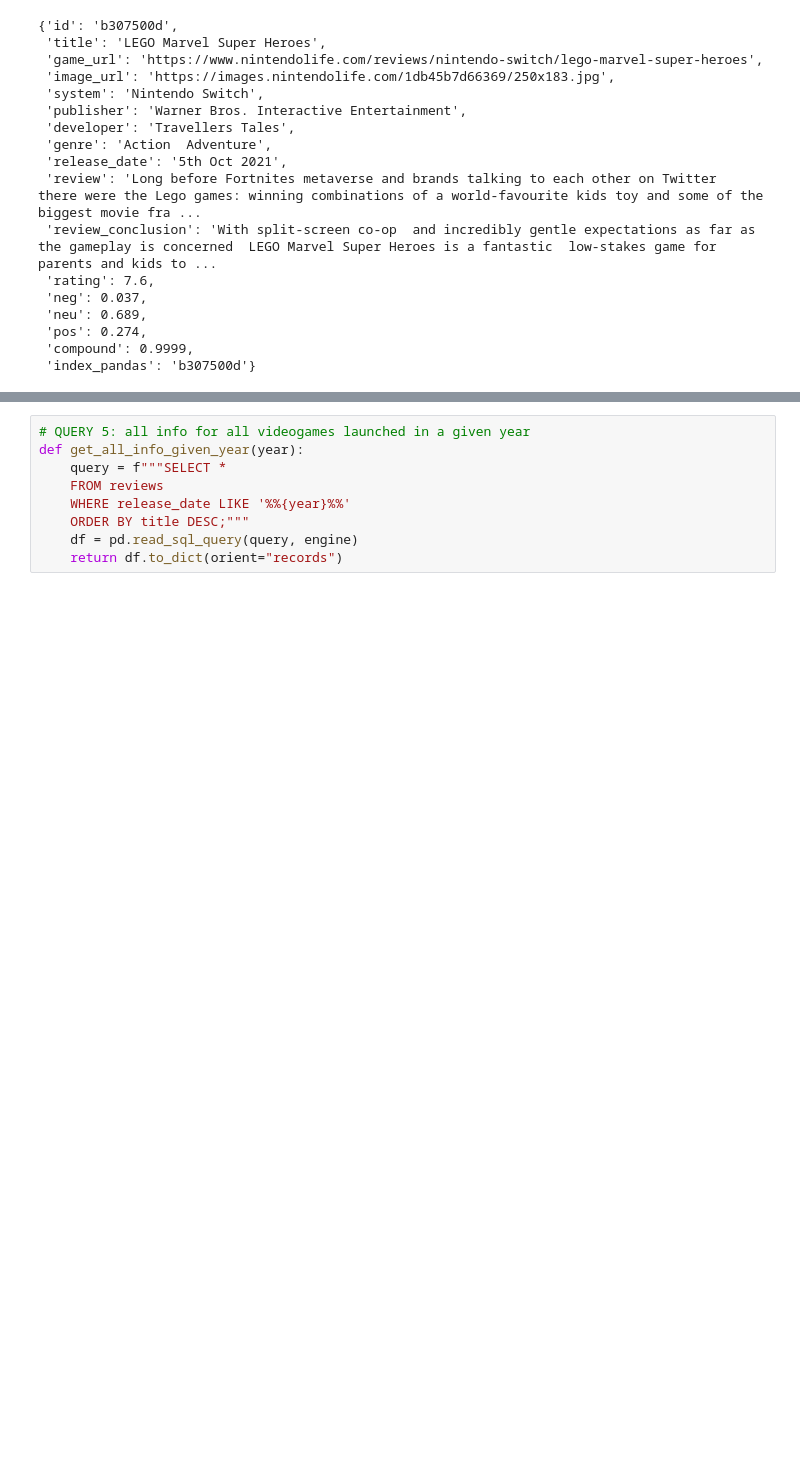
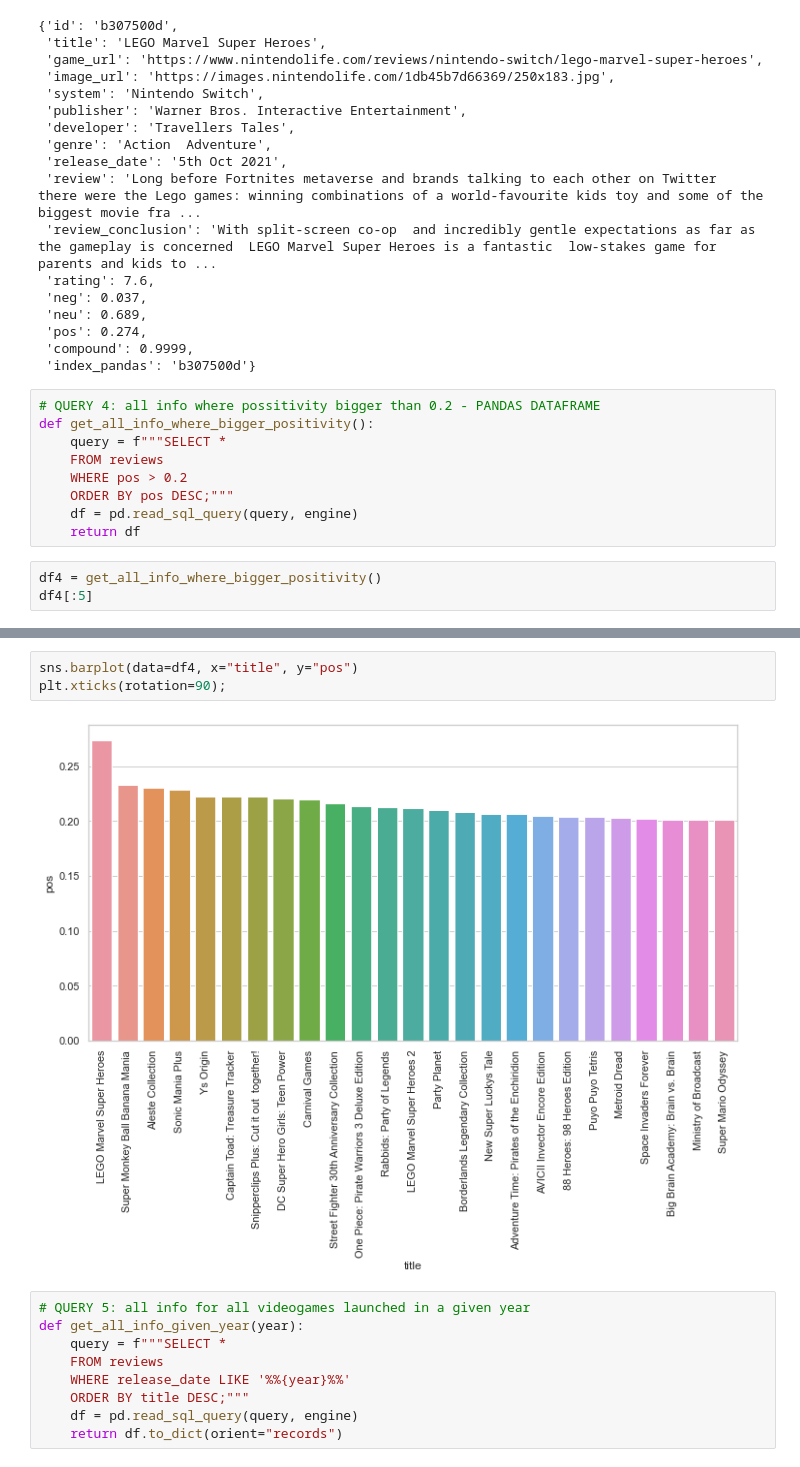
Before and after one commit to marcprz1992/Project-4-Ironhack, a Jupyter notebook: connecting_to_sql.ipynb, the cells around one changed output, grey strips where cells are left out. Drawn from its saved outputs; the diff is of its cells as text; blank space fills up the shorter version.

```diff
--- a/connecting_to_sql.ipynb
+++ b/connecting_to_sql.ipynb
@@ -107,3 +194,15 @@ get_all_info_where_bigger_positivity()[0]
  'pos': 0.274,
  'compound': 0.9999,
  'index_pandas': 'b307500d'}
+# %%
+# QUERY 4: all info where possitivity bigger than 0.2 - PANDAS DATAFRAME
+def get_all_info_where_bigger_positivity():
+    query = f"""SELECT *
+    FROM reviews
+    WHERE pos > 0.2
+    ORDER BY pos DESC;"""
+    df = pd.read_sql_query(query, engine)
+    return df
+# %%
+df4 = get_all_info_where_bigger_positivity()
+df4[:5]
@@ -110,3 +216,8 @@ get_all_info_where_bigger_positivity()[0]
+# %%
+sns.barplot(data=df4, x="title", y="pos")
+plt.xticks(rotation=90);
+# %% [output]
+[figure, added]
 # %%
 # QUERY 5: all info for all videogames launched in a given year
 def get_all_info_given_year(year):
```
Also changed, not shown: parts of 38 cells of this notebook, 11 other files.
